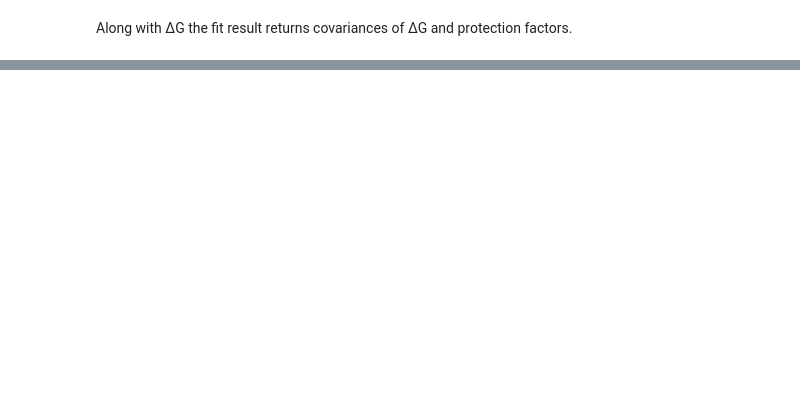
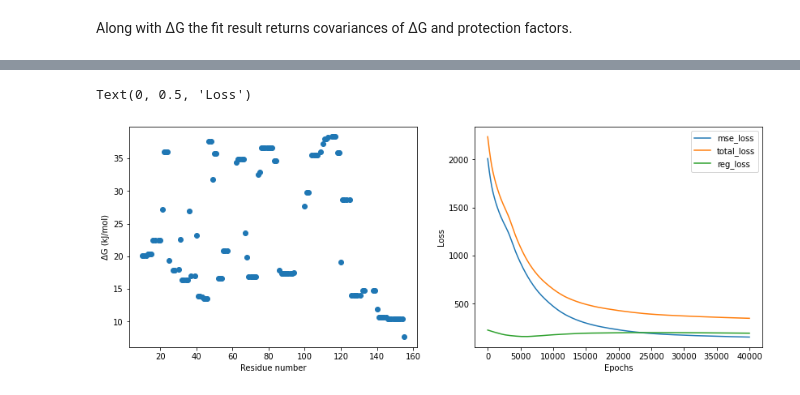
Before and after one commit to Jhsmit/PyHDX, a Jupyter notebook: docs/examples/03_fitting.ipynb, the cells around one changed output, grey strips where cells are left out. Cells and saved outputs as stored; diff of their text form; code cells hidden in the pictures; blank space fills up the shorter version.

```diff
--- a/docs/examples/03_fitting.ipynb
+++ b/docs/examples/03_fitting.ipynb
@@ -149,0 +186,13 @@ None
+# %%
+gibbs_result_updated = fit_gibbs_global(hdxm, gibbs_guess, epochs=40000, lr=1e2, stop_loss=0.001, patience=50)
+# %%
+fig, axes = plt.subplots(ncols=2, figsize=(14, 5))
+axes[0].scatter(gibbs_result_updated.output.index, gibbs_result_updated.output['deltaG']*1e-3)
+axes[0].set_xlabel('Residue number')
+axes[0].set_ylabel('ΔG (kJ/mol)')
+gibbs_result_updated.losses[['mse_loss', 'total_loss', 'reg_loss']].plot(ax=axes[1])
+axes[1].set_xlabel('Epochs')
+axes[1].set_ylabel('Loss')
+# %% [output]
+Text(0, 0.5, 'Loss')
+[figure, added]
```
Also changed, not shown: parts of 12 cells of this notebook, 2 other files.
